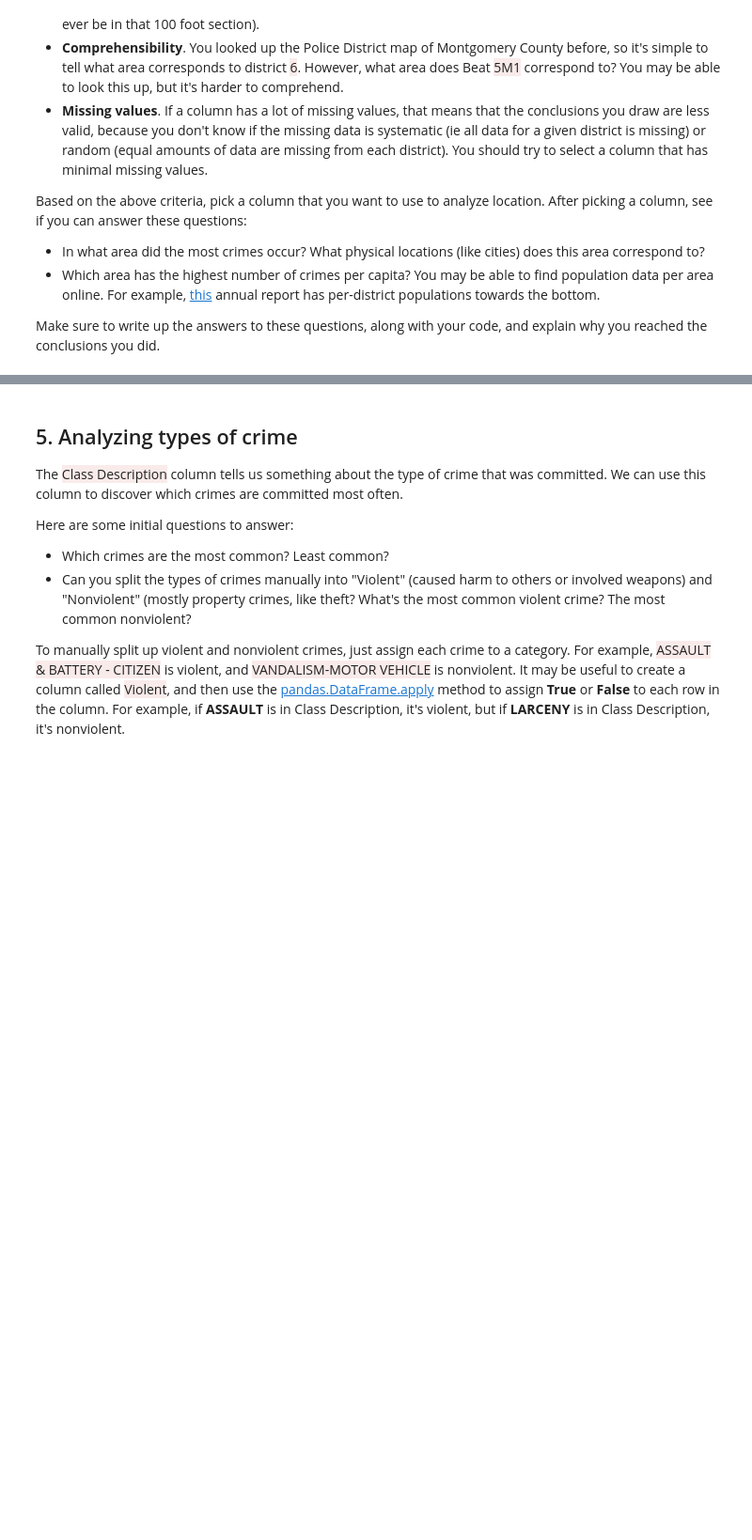
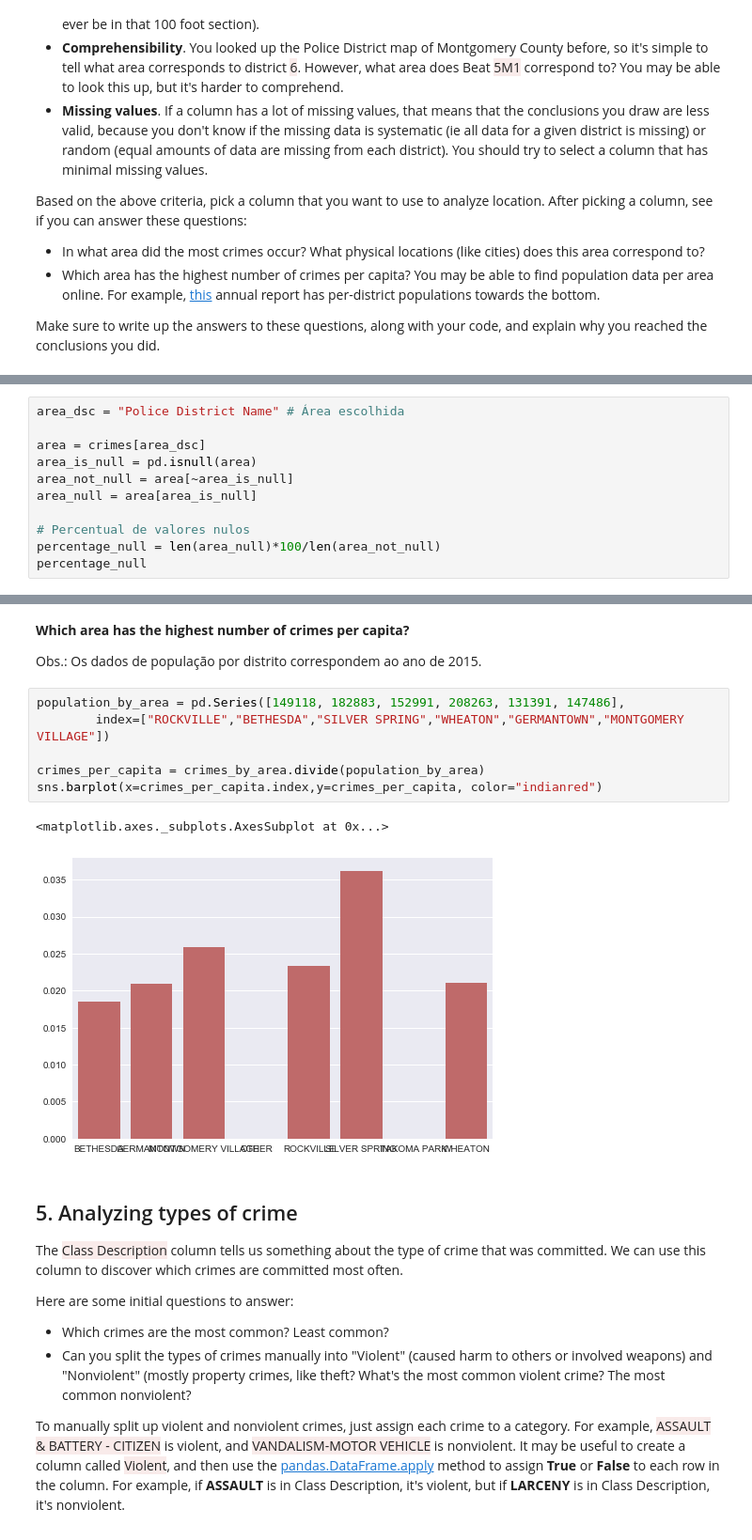
Before and after one commit to adrianabenicio/MontgomeryCrimes, a Jupyter notebook: Project #1 Finding Patterns in Crime.ipynb, the cells around one changed output, grey strips where cells are left out. Shown at 94% size. Drawn from its saved outputs; the diff is of its cells as text; blank space fills up the shorter version.

```diff
--- a/Project #1 Finding Patterns in Crime.ipynb
+++ b/Project #1 Finding Patterns in Crime.ipynb
@@ -345,0 +301,11 @@ sns.barplot(x=crimes_per_capita.index,y=crimes_per_capita, color="indianred")
+# %%
+area_dsc = "Police District Name" # Área escolhida
+
+area = crimes[area_dsc]
+area_is_null = pd.isnull(area)
+area_not_null = area[~area_is_null]
+area_null = area[area_is_null]
+
+# Percentual de valores nulos
+percentage_null = len(area_null)*100/len(area_not_null)
+percentage_null
@@ -346,3 +334,16 @@ sns.barplot(x=crimes_per_capita.index,y=crimes_per_capita, color="indianred")
+# %% [markdown]
+<b> Which area has the highest number of crimes per capita? </b>
+
+Obs.: Os dados de população por distrito correspondem ao ano de 2015.
+# %%
+population_by_area = pd.Series([149118, 182883, 152991, 208263, 131391, 147486],
+        index=["ROCKVILLE","BETHESDA","SILVER SPRING","WHEATON","GERMANTOWN","MONTGOMERY VILLAGE"])
+
+crimes_per_capita = crimes_by_area.divide(population_by_area)
+sns.barplot(x=crimes_per_capita.index,y=crimes_per_capita, color="indianred")
+# %% [output]
+<matplotlib.axes._subplots.AxesSubplot at 0x...>
+[figure, added]
 # %% [markdown]
 ## 5. Analyzing types of crime
 
```
Also changed, not shown: parts of 28 cells of this notebook.
